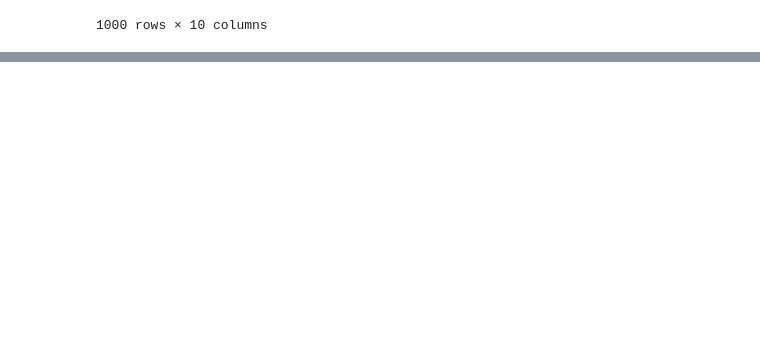
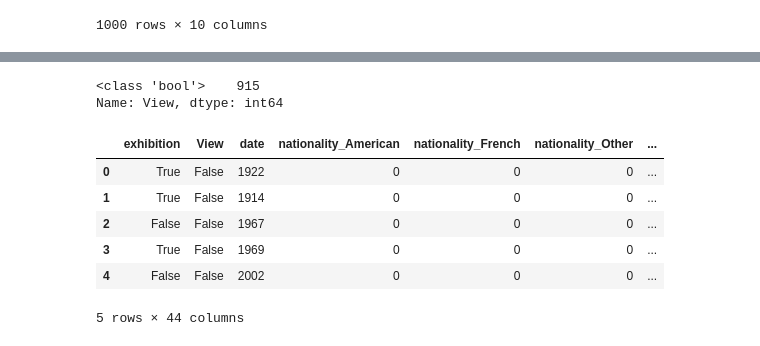
Before and after one commit to adamsnlamin/Final-Project, a Jupyter notebook: Group9_Starter_Code.ipynb, the cells around one changed output, grey strips where cells are left out. Cells and saved outputs as stored; diff of their text form; code cells hidden in the pictures; blank space fills up the shorter version.

```diff
--- a/Group9_Starter_Code.ipynb
+++ b/Group9_Starter_Code.ipynb
@@ -94,0 +226,7 @@ df
+# %%
+df = df[df['nationality'] != '1931']
+df = df[df['nationality'] != '1949']
+df = df[df['View'] != '1880']
+df = df[df['View'] != '1882']
+nat_counts = df['nationality'].value_counts()
+print(nat_counts)
@@ -94,0 +242,12 @@ df
+# %%
+# Choose a cutoff value and create a list of nationalities to be replaced
+# use the variable name `nationalities_to_replace`
+cutoff_value_class = 7
+nationalities_to_replace = list(nat_counts[nat_counts < cutoff_value_class].index)
+
+# Replace in dataframe
+for nat in nationalities_to_replace:
+    df['nationality'] = df['nationality'].replace(nat,"Other")
+
+# Check to make sure binning was successful
+df['nationality'].value_counts()
@@ -94,0 +260,12 @@ df
+# %%
+# Convert 'date' column to numeric values (years)
+df['date'] = pd.to_numeric(df['date'], errors='coerce')
+
+# Drop rows with NaN values in the 'date' column
+df.dropna(subset=['date'], inplace=True)
+
+# Convert the 'date' column to integers
+df['date'] = df['date'].astype(int)
+
+# Display the updated DataFrame
+df
@@ -94,0 +286,20 @@ df
+# %%
+df['View'] = df['View'].astype(bool)
+df['exhibition'] = df['exhibition'].astype(bool)
+date_types_1 = df['View'].apply(type).value_counts()
+print(date_types_1)
+# %% [output]
+<class 'bool'>    915
+Name: View, dtype: int64
+# %%
+# Convert categorical data to numeric with `pd.get_dummies`
+df_encoded = pd.get_dummies(df)
+df_encoded.head()
+# %% [output]
+|  | exhibition | View | date | nationality_American | nationality_French | nationality_Other | ... |
+| 0 | True | False | 1922 | 0 | 0 | 0 | ... |
+| 1 | True | False | 1914 | 0 | 0 | 0 | ... |
+| 2 | False | False | 1967 | 0 | 0 | 0 | ... |
+| 3 | True | False | 1969 | 0 | 0 | 0 | ... |
+| 4 | False | False | 2002 | 0 | 0 | 0 | ... |
+5 rows × 44 columns
```
Also changed, not shown: parts of 24 cells of this notebook, 1 other file.
